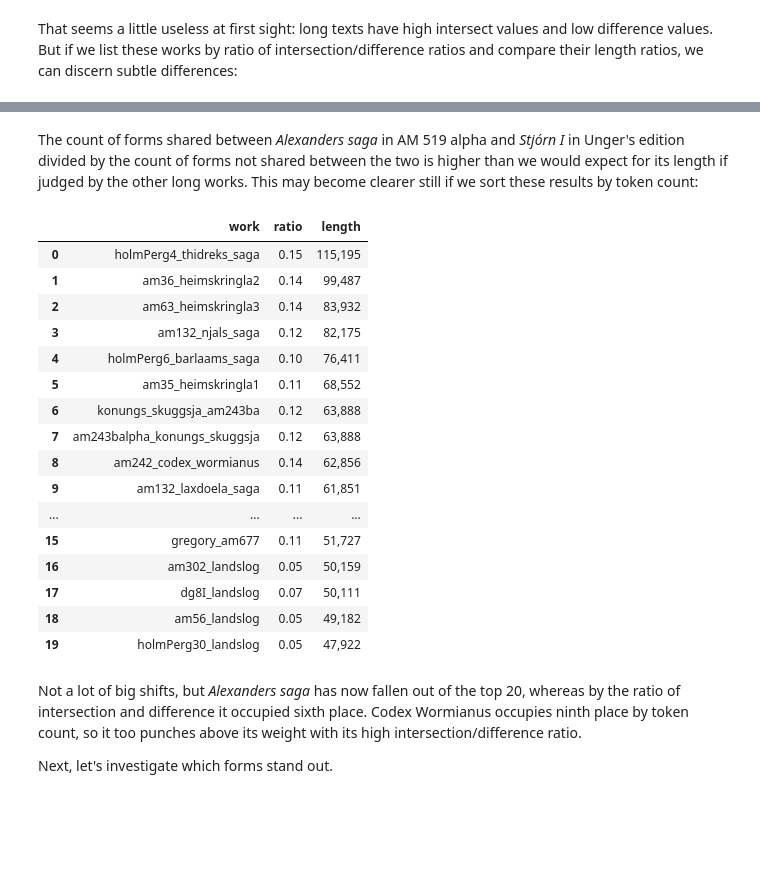
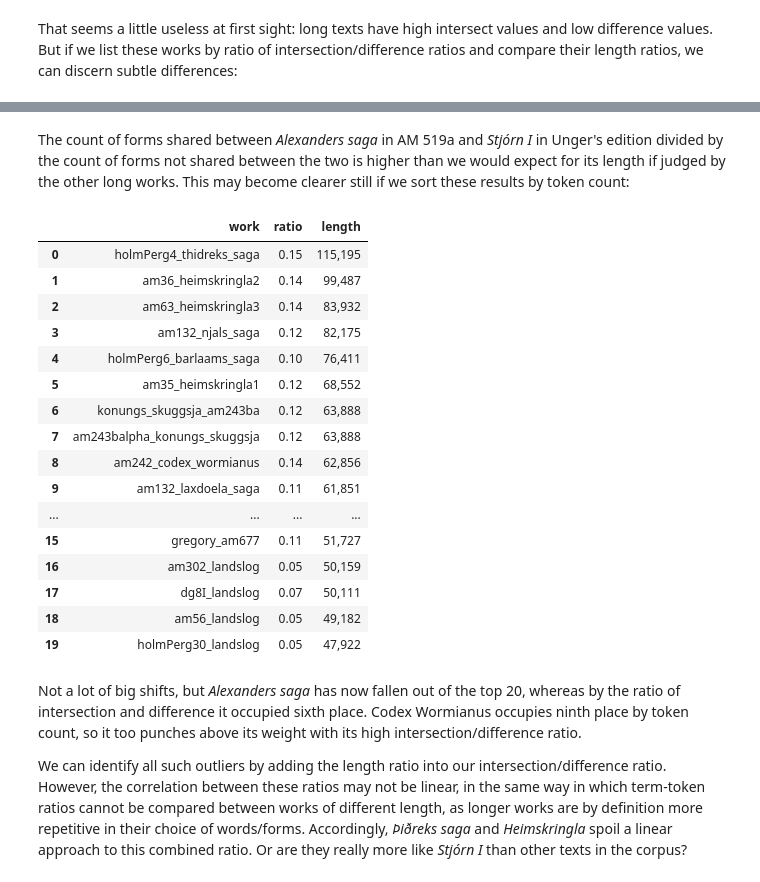
Before and after one commit to langeslag/on-corpus-tools, a Jupyter notebook: stjorn/stylometry.ipynb, the cells around one changed output, grey strips where cells are left out. Drawn from its saved outputs; the diff is of its cells as text; code cells hidden in the pictures; blank space fills up the shorter version.

Commit message:
Added a word count section to stylometry.ipynb

```diff
--- a/stjorn/stylometry.ipynb
+++ b/stjorn/stylometry.ipynb
@@ -12,6 +12,7 @@
 Unger's edition follows AM 226 (written 1360x1370); Astås primarily follows AM 227 (written ca. 1350). _Stjórn IV_ refers to a shorter redaction of the material from the Book of Joshua, drawn from Peter Comestor's _Historica Scholastica_ and contained in AM 226 (and copied thence into AM 225). Unger prints both III and IV.
 # %%
 import os,glob,json,copy,statistics,time
+from collections import Counter
 import matplotlib.pyplot as plt
 import matplotlib.patches as mpatches
 from matplotlib import rcParams
@@ -48,6 +49,8 @@ def normalize(target):
         'ý': 'y',
         'ǿ': 'ø',
         'k': 'c',
+        '[': '',
+        ']': ''
         }
     for k,v in matrix.items():
         target = target.replace(k, v)
@@ -77,8 +80,7 @@ text = dict()
 section_list = list(token_indices.keys())
 for index,section in enumerate(section_list):
     if section == section_list[-1]:
-            continue
-            # NB this means the last entry is not counted. Change this to measure from len(tokens) once the incipits are complete.
+        text[section] = tokens[token_indices[section]:]
     else:
         next = section_list[index+1]
         text[section] = tokens[token_indices[section]:token_indices[next]]
@@ -223,0 +227,16 @@ For our next exercise, we'll measure the number of terms _Stjórn_ has in common
+# %%
+stjorn_tokens = dict()
+stjorn_tokens['stj1'] = tokens[work_indices['stjorn1']:work_indices['stjorn2']]
+stjorn_tokens['stj2'] = tokens[work_indices['stjorn2']:work_indices['stjorn3a']]
+stjorn_tokens['stj3'] = tokens[work_indices['stjorn3a']:work_indices['stjorn4']] + tokens[work_indices['stjorn3b']:]
+stjorn_tokens['stj4'] = tokens[work_indices['stjorn4']:work_indices['stjorn3b']]
+
+stjorn_length = []
+stjorn_length.append(('Stjórn I', len(stjorn_tokens['stj1'])))
+stjorn_length.append(('Stjórn II', len(stjorn_tokens['stj2'])))
+stjorn_length.append(('Stjórn III', len(stjorn_tokens['stj3'])))
+stjorn_length.append(('Stjórn IV', len(stjorn_tokens['stj4'])))
+
+df = pd.DataFrame(stjorn_length, columns=['work', 'length'])
+df['length'] = df['length'].map('{:,}'.format)
+df
@@ -255,10 +288,14 @@ plt.show()
 # %% [markdown]
 That seems a little useless at first sight: long texts have high intersect values and low difference values. But if we list these works by ratio of intersection/difference ratios and compare their length ratios, we can discern subtle differences:
 # %%
-intersection_data = []
-for k,v in menota.items():
-    intersection_data.append((k, round(len(set(stj1_tokens).intersection(set(v)))/len(set(stj1_tokens).difference(set(v))), 2), len(v)))
-df = pd.DataFrame(intersection_data, columns=['work', 'ratio', 'length'])
-df['length'] = df['length'].map('{:,}'.format)
-df = df.sort_values(by=['ratio'], ascending=False).reset_index(drop=True)
-df[:20]
+def intersect_ratios(subject, sort='ratio'):
+    intersection_data = []
+    for k,v in menota.items():
+        intersection_data.append((k, round(len(set(stjorn_tokens[subject]).intersection(set(v)))/len(set(stjorn_tokens[subject]).difference(set(v))), 2), len(v)))
+    df = pd.DataFrame(intersection_data, columns=['work', 'ratio', 'length'])
+    if sort == 'length':
+        df = df.sort_values(by=['length'], ascending=False).reset_index(drop=True)
+    else:
+        df = df.sort_values(by=['ratio'], ascending=False).reset_index(drop=True)
+    df['length'] = df['length'].map('{:,}'.format)
+    return df[:20]
@@ -283,18 +322,15 @@ df[:20]
 # %% [markdown]
-The count of forms shared between _Alexanders saga_ in AM 519 alpha and _Stjórn I_ in Unger's edition divided by the count of forms not shared between the two is higher than we would expect for its length if judged by the other long works. This may become clearer still if we sort these results by token count:
+The count of forms shared between _Alexanders saga_ in AM 519a and _Stjórn I_ in Unger's edition divided by the count of forms not shared between the two is higher than we would expect for its length if judged by the other long works. This may become clearer still if we sort these results by token count:
 # %%
-df['length'] = pd.to_numeric(df['length'].str.replace(',', ''), errors='coerce')
-df = df.sort_values(by=['length'], ascending=False).reset_index(drop=True)
-df['length'] = df['length'].map('{:,}'.format)
-df[:20]
+intersect_ratios('stj1', sort='length')
 # %% [output]
 |  | work | ratio | length |
 | 0 | holmPerg4_thidreks_saga | 0.15 | 115,195 |
 | 1 | am36_heimskringla2 | 0.14 | 99,487 |
 | 2 | am63_heimskringla3 | 0.14 | 83,932 |
 | 3 | am132_njals_saga | 0.12 | 82,175 |
 | 4 | holmPerg6_barlaams_saga | 0.10 | 76,411 |
-| 5 | am35_heimskringla1 | 0.11 | 68,552 |
+| 5 | am35_heimskringla1 | 0.12 | 68,552 |
 | 6 | konungs_skuggsja_am243ba | 0.12 | 63,888 |
 | 7 | am243balpha_konungs_skuggsja | 0.12 | 63,888 |
 | 8 | am242_codex_wormianus | 0.14 | 62,856 |
@@ -308,4 +344,4 @@ df[:20]
 # %% [markdown]
 Not a lot of big shifts, but _Alexanders saga_ has now fallen out of the top 20, whereas by the ratio of intersection and difference it occupied sixth place. Codex Wormianus occupies ninth place by token count, so it too punches above its weight with its high intersection/difference ratio.
 
-Next, let's investigate which forms stand out.
+We can identify all such outliers by adding the length ratio into our intersection/difference ratio. However, the correlation between these ratios may not be linear, in the same way in which term-token ratios cannot be compared between works of different length, as longer works are by definition more repetitive in their choice of words/forms. Accordingly, _Þiðreks saga_ and _Heimskringla_ spoil a linear approach to this combined ratio. Or are they really more like _Stjórn I_ than other texts in the corpus?
```
Also changed, not shown: parts of 29 cells of this notebook, 1 other file.
